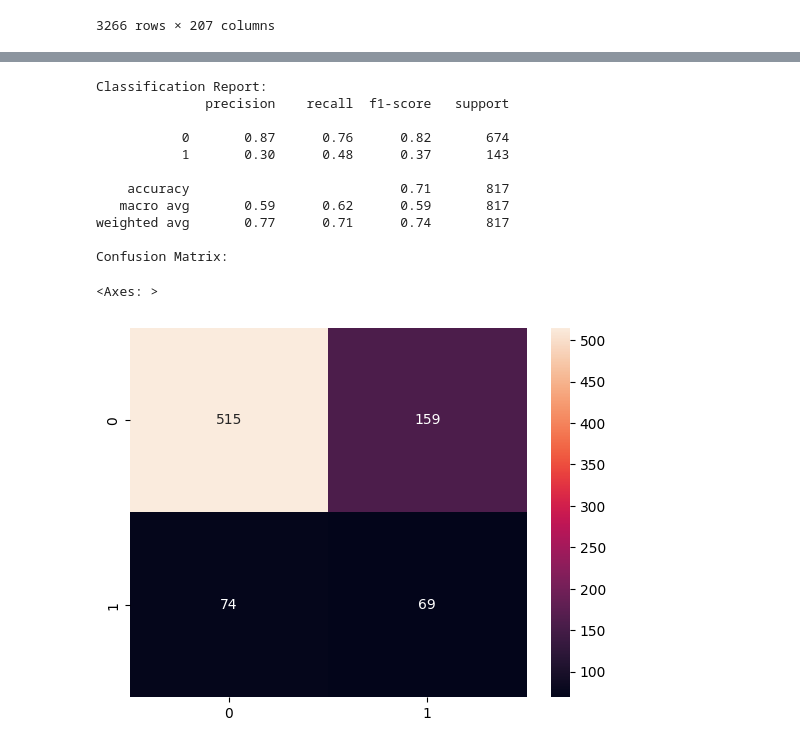
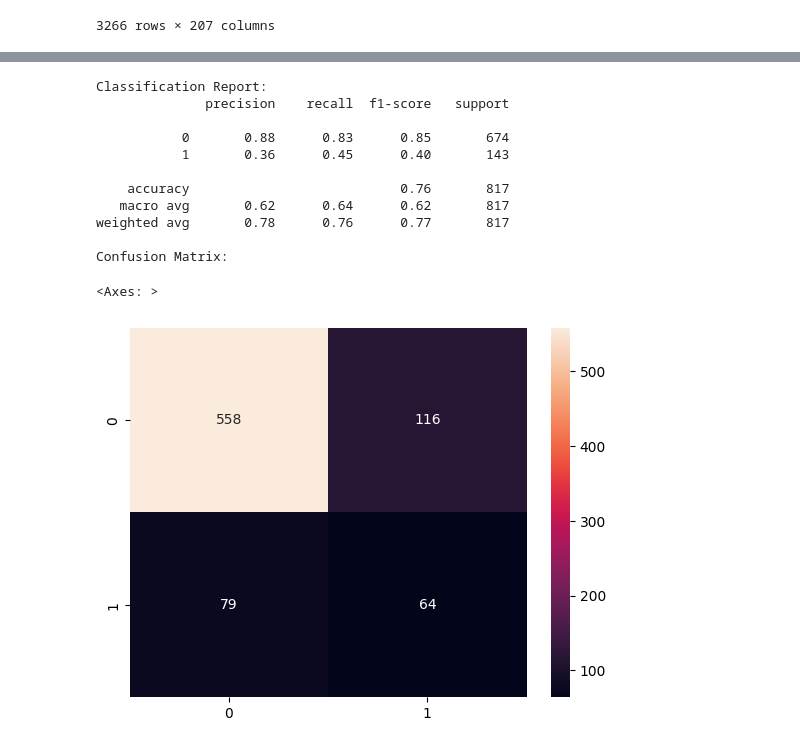
Before and after one commit to FacVain/kirik-tespit, a Jupyter notebook: SIFT-BoW/Classification/fracatlas/classification.ipynb, the cells around one changed output, grey strips where cells are left out. Saved outputs shown, nothing was run; the diff lists cells and outputs as text; code cells hidden in the pictures.

```diff
--- a/SIFT-BoW/Classification/fracatlas/classification.ipynb
+++ b/SIFT-BoW/Classification/fracatlas/classification.ipynb
@@ -81,25 +82,25 @@ Best: 0.476774 using {'C': 3, 'class_weight': {0: 1, 1: 4}, 'degree': 2, 'kernel
 0.340701 (0.032484) with: {'C': 3, 'class_weight': {0: 1, 1: 5}, 'degree': 3, 'kernel': 'sigmoid'}
 # %%
 weigths = grid_result.best_params_['class_weight']
-model = svm.SVC(gamma='scale', class_weight=weigths)
+model = svm.SVC(gamma='scale', class_weight=weigths, kernel=grid_result.best_params_['kernel'], C=grid_result.best_params_['C'], degree=grid_result.best_params_['degree'])
 model.fit(X_train, y_train)
 y_pred = model.predict(X_test)
 
 print("Classification Report:")
 print(classification_report(y_test, y_pred))
 print("Confusion Matrix:")
 sns.heatmap(confusion_matrix(y_test,y_pred),annot = True,fmt='d')
 # %% [output]
 Classification Report:
               precision    recall  f1-score   support
 
-           0       0.87      0.76      0.82       674
-           1       0.30      0.48      0.37       143
+           0       0.88      0.83      0.85       674
+           1       0.36      0.45      0.40       143
 
-    accuracy                           0.71       817
-   macro avg       0.59      0.62      0.59       817
-weighted avg       0.77      0.71      0.74       817
+    accuracy                           0.76       817
+   macro avg       0.62      0.64      0.62       817
+weighted avg       0.78      0.76      0.77       817
 
 Confusion Matrix:
 <Axes: >
-[figure, old version]
+[figure, new version]
```
Also changed, not shown: parts of 9 cells of this notebook, 9 other files.
